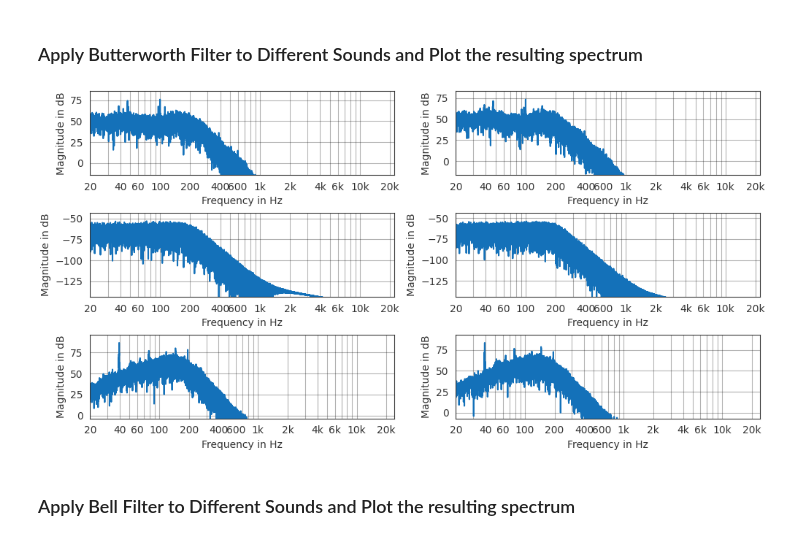
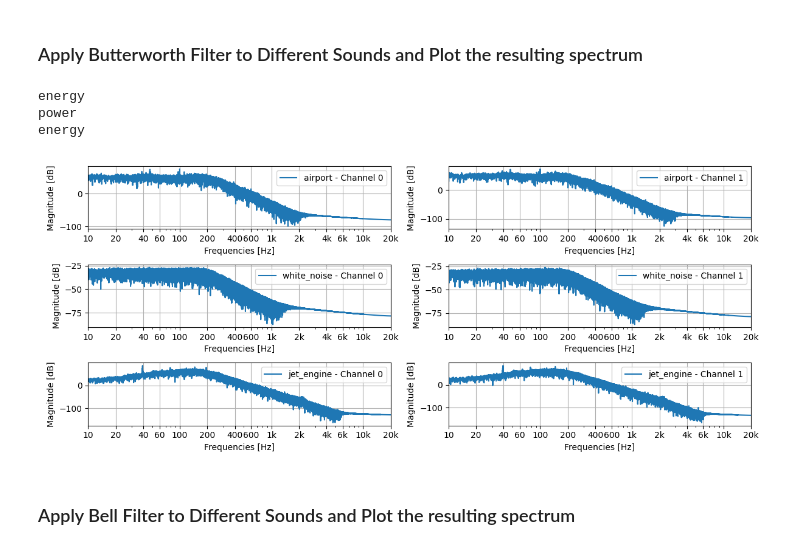
Before and after one commit to nguyen-elevear/bachelor_arbeit, a Jupyter notebook: audio_pyfar.ipynb, the cells around one changed output. Drawn from its saved outputs; the diff is of its cells as text; code cells hidden in the pictures.

```diff
--- a/audio_pyfar.ipynb
+++ b/audio_pyfar.ipynb
@@ -139,21 +192,16 @@ plot_bell()
 # %% [markdown]
 ### Apply Butterworth Filter to Different Sounds and Plot the resulting spectrum ###
-# %%
-audio_butterworth = {}
-
-with pf.plot.context():
-    fig, ax = plt.subplots(3, 2, figsize=(10, 5))
-    row = 0
-    column = 0
-    for type, signal in audio.items():
-        signal_filtered = get_butterworth(signal, 5, 200, None)
-        for channel in range(0,signal_filtered.cshape[0]):
-            pf.plot.freq(signal_filtered[channel], label=f'{type}-{channel} Channel-filtered', ax=ax[row, column])
-            column += 1
-        column = 0
-        row += 1
-        audio_butterworth[f'{type}'] = signal_filtered
-# %% [output]
-[figure, removed]
+# %%
+audio_butterworth = {}
+
+for type, signal in audio.items():
+    signal_filtered = get_butterworth(signal, 5, 200, None)
+    audio_butterworth[f'{type}'] = signal_filtered
+plot_freq(len(audio_butterworth.keys()), 2, audio_butterworth)
+# %% [output]
+energy
+power
+energy
+[figure, added]
 # %% [markdown]
 ### Apply Bell Filter to Different Sounds and Plot the resulting spectrum ###
```
Also changed, not shown: parts of 16 cells of this notebook.
